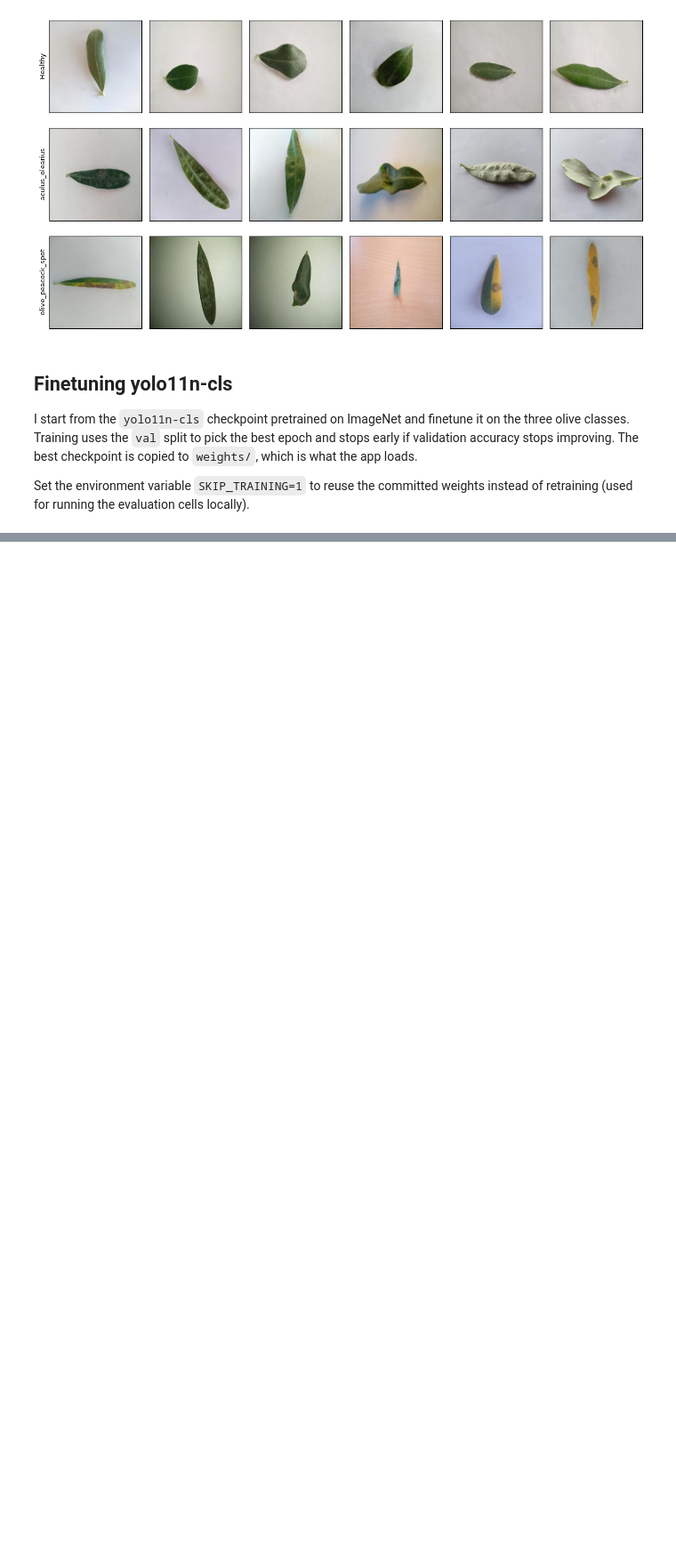
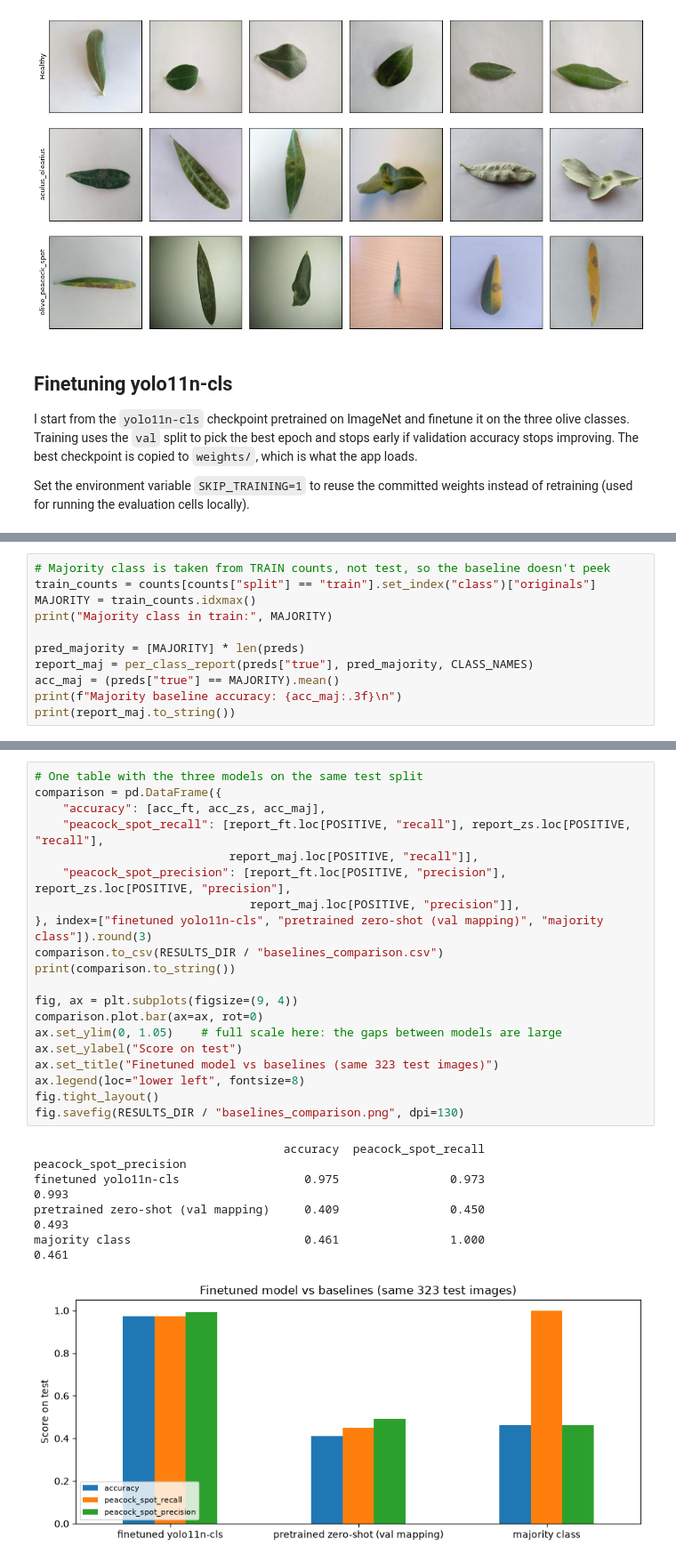
Before and after one commit to SofiaHervas/daiist-assignment-2, a Jupyter notebook: train.ipynb, the cells around one changed output, grey strips where cells are left out. Shown at 89% size. Saved outputs shown, nothing was run; the diff lists cells and outputs as text; blank space fills up the shorter version.

```diff
--- a/train.ipynb
+++ b/train.ipynb
@@ -216,0 +348,11 @@ else:
+# %%
+# Majority class is taken from TRAIN counts, not test, so the baseline doesn't peek
+train_counts = counts[counts["split"] == "train"].set_index("class")["originals"]
+MAJORITY = train_counts.idxmax()
+print("Majority class in train:", MAJORITY)
+
+pred_majority = [MAJORITY] * len(preds)
+report_maj = per_class_report(preds["true"], pred_majority, CLASS_NAMES)
+acc_maj = (preds["true"] == MAJORITY).mean()
+print(f"Majority baseline accuracy: {acc_maj:.3f}\n")
+print(report_maj.to_string())
@@ -216,0 +409,26 @@ else:
+# %%
+# One table with the three models on the same test split
+comparison = pd.DataFrame({
+    "accuracy": [acc_ft, acc_zs, acc_maj],
+    "peacock_spot_recall": [report_ft.loc[POSITIVE, "recall"], report_zs.loc[POSITIVE, "recall"],
+                            report_maj.loc[POSITIVE, "recall"]],
+    "peacock_spot_precision": [report_ft.loc[POSITIVE, "precision"], report_zs.loc[POSITIVE, "precision"],
+                               report_maj.loc[POSITIVE, "precision"]],
+}, index=["finetuned yolo11n-cls", "pretrained zero-shot (val mapping)", "majority class"]).round(3)
+comparison.to_csv(RESULTS_DIR / "baselines_comparison.csv")
+print(comparison.to_string())
+
+fig, ax = plt.subplots(figsize=(9, 4))
+comparison.plot.bar(ax=ax, rot=0)
+ax.set_ylim(0, 1.05)    # full scale here: the gaps between models are large
+ax.set_ylabel("Score on test")
+ax.set_title("Finetuned model vs baselines (same 323 test images)")
+ax.legend(loc="lower left", fontsize=8)
+fig.tight_layout()
+fig.savefig(RESULTS_DIR / "baselines_comparison.png", dpi=130)
+# %% [output]
+                                    accuracy  peacock_spot_recall  peacock_spot_precision
+finetuned yolo11n-cls                  0.975                0.973                   0.993
+pretrained zero-shot (val mapping)     0.409                0.450                   0.493
+majority class                         0.461                1.000                   0.461
+[figure, added]
```
Also changed, not shown: parts of 9 cells of this notebook, 1 other file.
